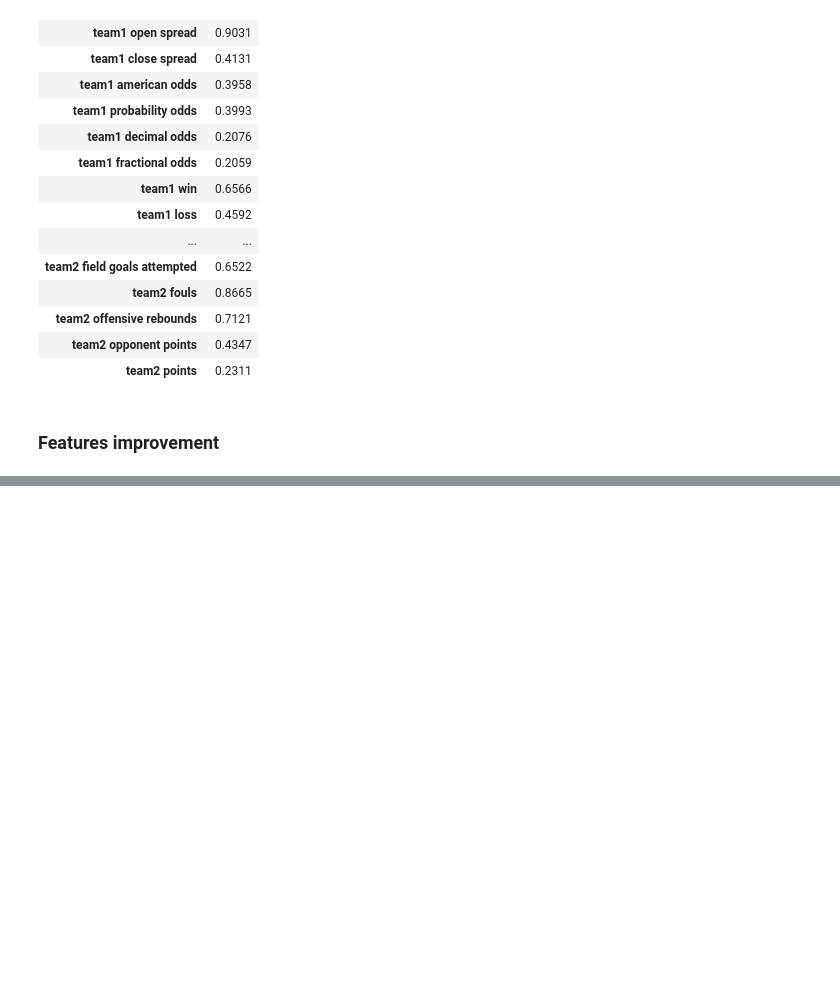
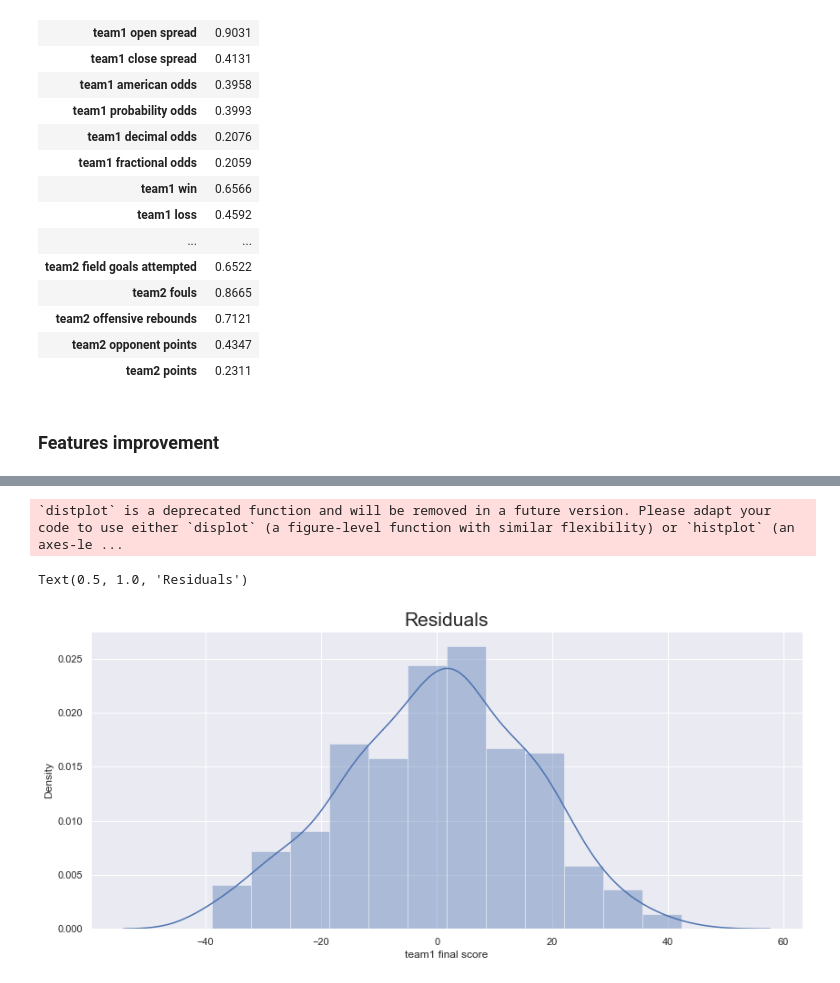
Before and after one commit to tamle7422/regression, a Jupyter notebook: nba.ipynb, the cells around one changed output, grey strips where cells are left out. Saved outputs shown, nothing was run; the diff lists cells and outputs as text; code cells hidden in the pictures; blank space fills up the shorter version.

```diff
--- a/nba.ipynb
+++ b/nba.ipynb
@@ -963,0 +929,11 @@ pValues
+# %%
+import seaborn as sns
+sns.set()
+# %%
+sns.set(rc={"figure.figsize":(14,6)})
+sns.distplot(yTest - yPredict)
+plt.title("Residuals",size=21)
+# %% [output]
+`distplot` is a deprecated function and will be removed in a future version. Please adapt your code to use either `displot` (a figure-level function with similar flexibility) or `histplot` (an axes-le ...
+Text(0.5, 1.0, 'Residuals')
+[figure, added]
```
Also changed, not shown: parts of 19 cells of this notebook.
